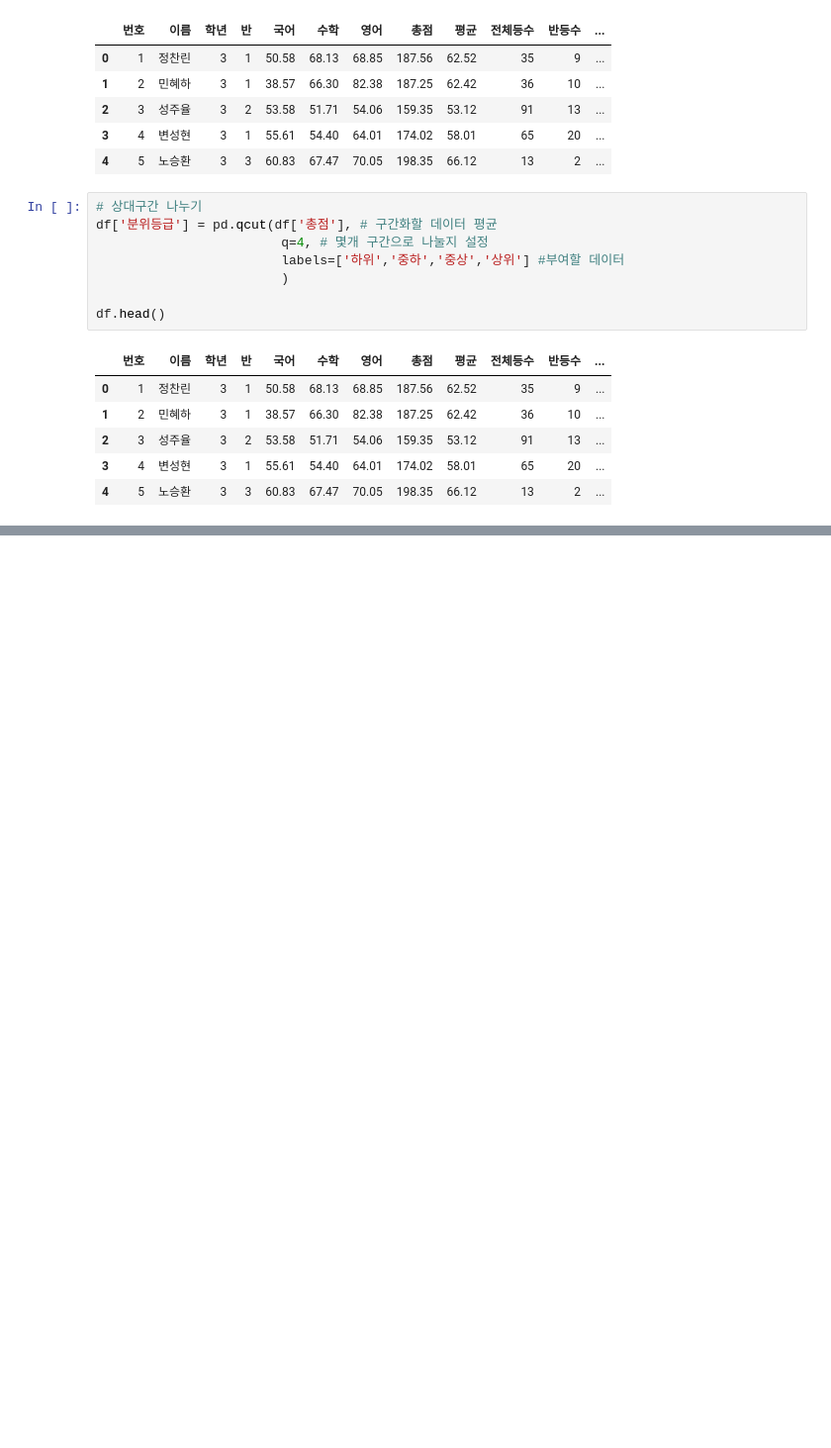
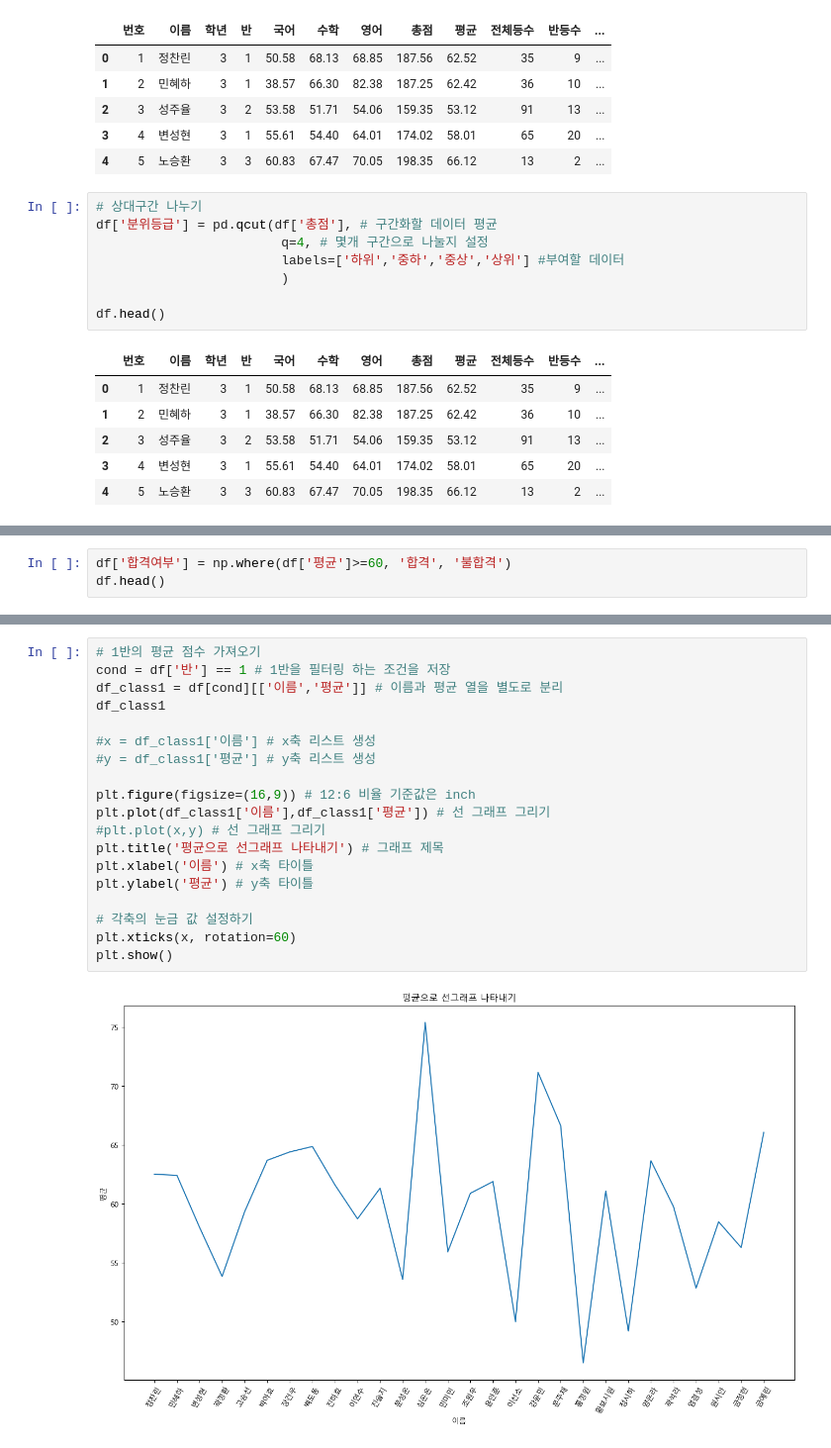
Before and after one commit to JongJin-Choi/python_aice, a Jupyter notebook: score_test.ipynb, the cells around one changed output, grey strips where cells are left out. Shown at 99% size. Drawn from its saved outputs; the diff is of its cells as text; blank space fills up the shorter version.

```diff
--- a/score_test.ipynb
+++ b/score_test.ipynb
@@ -297,0 +312,3 @@ df.head()
+# %%
+df['합격여부'] = np.where(df['평균']>=60, '합격', '불합격')
+df.head()
@@ -297,0 +391,21 @@ df.head()
+# %%
+# 1반의 평균 점수 가져오기
+cond = df['반'] == 1 # 1반을 필터링 하는 조건을 저장
+df_class1 = df[cond][['이름','평균']] # 이름과 평균 열을 별도로 분리
+df_class1
+
+#x = df_class1['이름'] # x축 리스트 생성
+#y = df_class1['평균'] # y축 리스트 생성
+
+plt.figure(figsize=(16,9)) # 12:6 비율 기준값은 inch
+plt.plot(df_class1['이름'],df_class1['평균']) # 선 그래프 그리기
+#plt.plot(x,y) # 선 그래프 그리기
+plt.title('평균으로 선그래프 나타내기') # 그래프 제목
+plt.xlabel('이름') # x축 타이틀
+plt.ylabel('평균') # y축 타이틀
+
+# 각축의 눈금 값 설정하기
+plt.xticks(x, rotation=60)
+plt.show()
+# %% [output]
+[figure, added]
```
Also changed, not shown: parts of 13 cells of this notebook.
